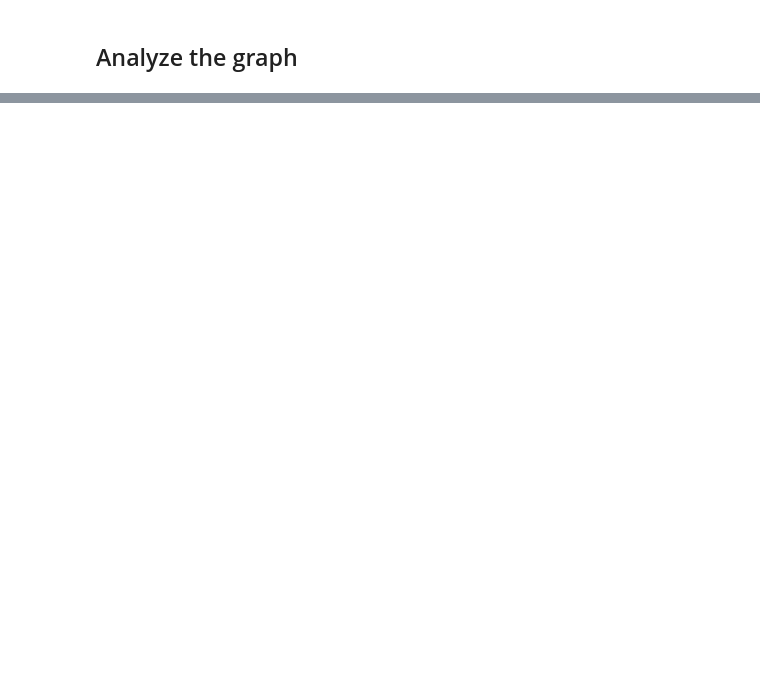
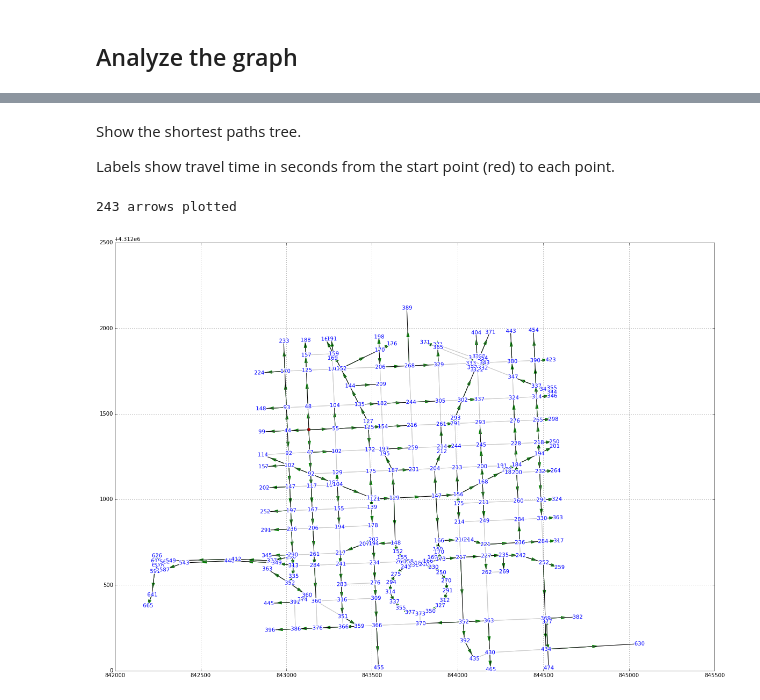
Before and after one commit to Vizonomy/OSM_Routing, a Jupyter notebook: Road accessibility 2 (using qgis libraries).ipynb, the cells around one changed output, grey strips where cells are left out. Drawn from its saved outputs; the diff is of its cells as text; code cells hidden in the pictures; blank space fills up the shorter version.

```diff
--- a/Road accessibility 2 (using qgis libraries).ipynb
+++ b/Road accessibility 2 (using qgis libraries).ipynb
@@ -184,0 +202,37 @@ tree length 1425, cost length 1425
+# %% [markdown]
+Show the shortest paths tree.
+
+Labels show travel time in seconds from the start point (red) to each point.
+# %%
+fig, ax = plt.subplots(figsize=(20, 20))
+n = 0
+# Plot all roads in grey underneath
+for arc in range(0, graph.arcCount()):
+    v0 = graph.vertex(graph.arc(arc).inVertex())
+    v1 = graph.vertex(graph.arc(arc).outVertex())
+    x = [v0.point()[0], v1.point()[0]]
+    y = [v0.point()[1], v1.point()[1]]
+    ax.plot(x, y, color="0.8")
+# Plot the shortest path tree on top
+for v in range(0, graph.vertexCount()):
+    incoming_edge = tree[v]
+    v0 = graph.vertex(v)
+    if incoming_edge == -1:
+        # no incoming edge to this vertex
+        ax.plot([v0.point()[0]], [v0.point()[1]], "rh")
+    else:
+        arc = graph.arc(incoming_edge)
+        v1 = graph.vertex(arc.outVertex())
+        p0 = v0.point()
+        p1 = v1.point()
+        ax.plot([p0[0], p1[0]], [p0[1], p1[1]], "k-")
+        ax.arrow(p1[0], p1[1], (p0[0] - p1[0]) * 0.5, (p0[1] - p1[1]) * 0.5, head_width=15, head_length=30, color="green")
+        ax.text(p0[0], p0[1], str(int(cost[v])), horizontalalignment="center", verticalalignment="center",
+                color="blue", path_effects=[matplotlib.patheffects.withStroke(linewidth=3, foreground="w")])
+        n = n + 1
+ax.set_aspect("equal")
+ax.grid()
+print("%i arrows plotted" % (n))
+# %% [output]
+243 arrows plotted
+[figure, added]
```
Also changed, not shown: parts of 13 cells of this notebook, 5 other files.
